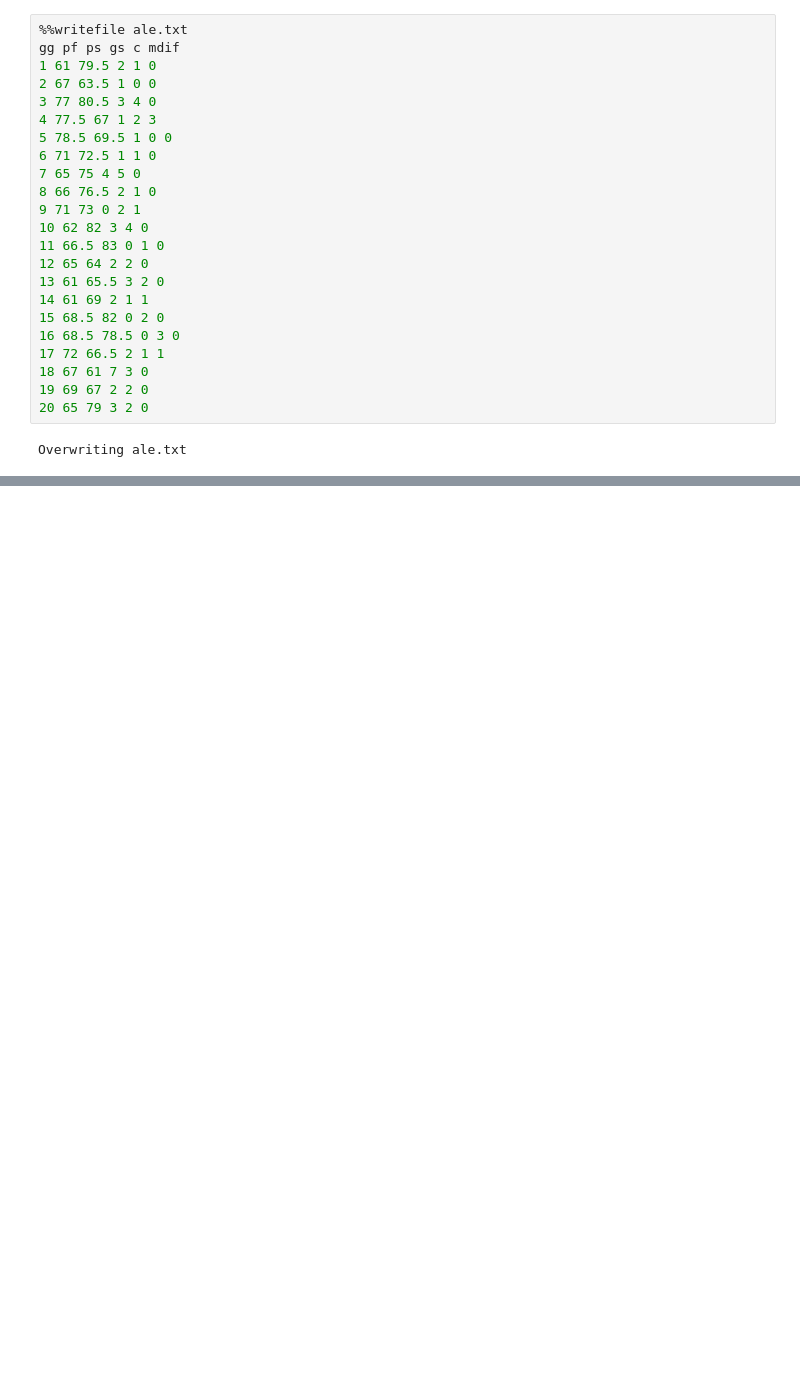
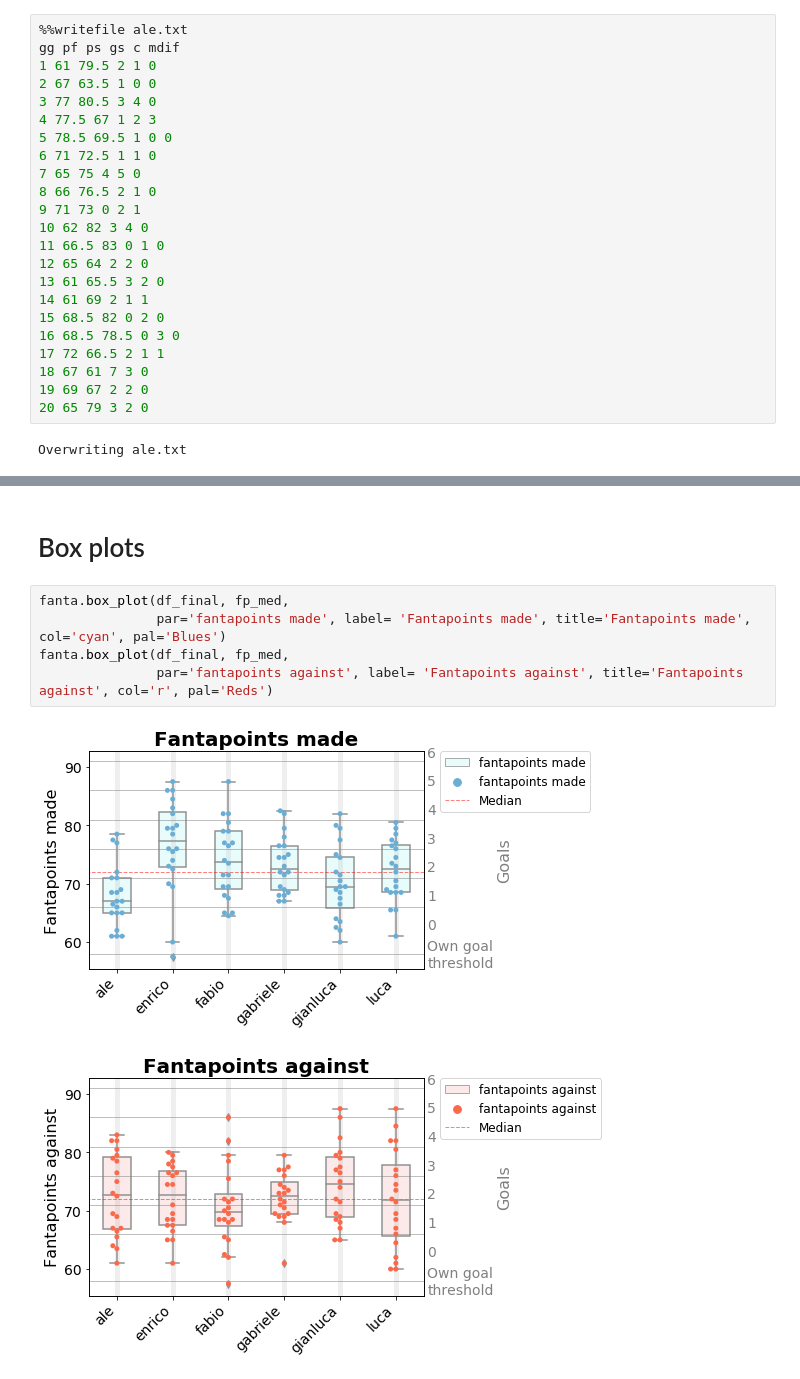
Before and after one commit to matluca/Fantastats, a Jupyter notebook: Fantastats1920.ipynb, the cells around one changed output, grey strips where cells are left out. Drawn from its saved outputs; the diff is of its cells as text; blank space fills up the shorter version.

```diff
--- a/Fantastats1920.ipynb
+++ b/Fantastats1920.ipynb
@@ -524,0 +402,10 @@ display(df_last_day)
+# %% [markdown]
+# Box plots
+# %%
+fanta.box_plot(df_final, fp_med,
+               par='fantapoints made', label= 'Fantapoints made', title='Fantapoints made', col='cyan', pal='Blues')
+fanta.box_plot(df_final, fp_med,
+               par='fantapoints against', label= 'Fantapoints against', title='Fantapoints against', col='r', pal='Reds')
+# %% [output]
+[figure, added]
+[figure, added]
```
Also changed, not shown: parts of 29 cells of this notebook, 3 other files.
